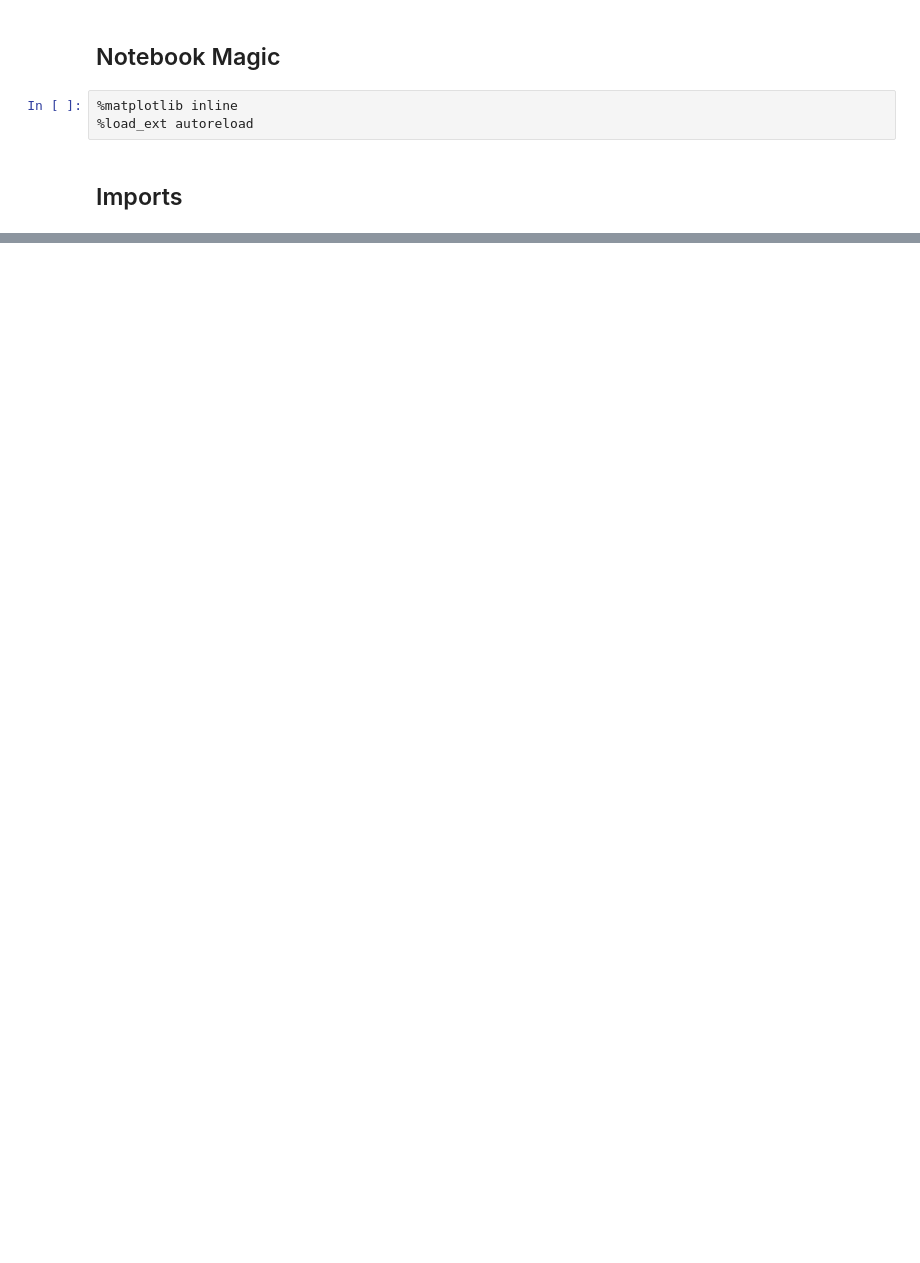
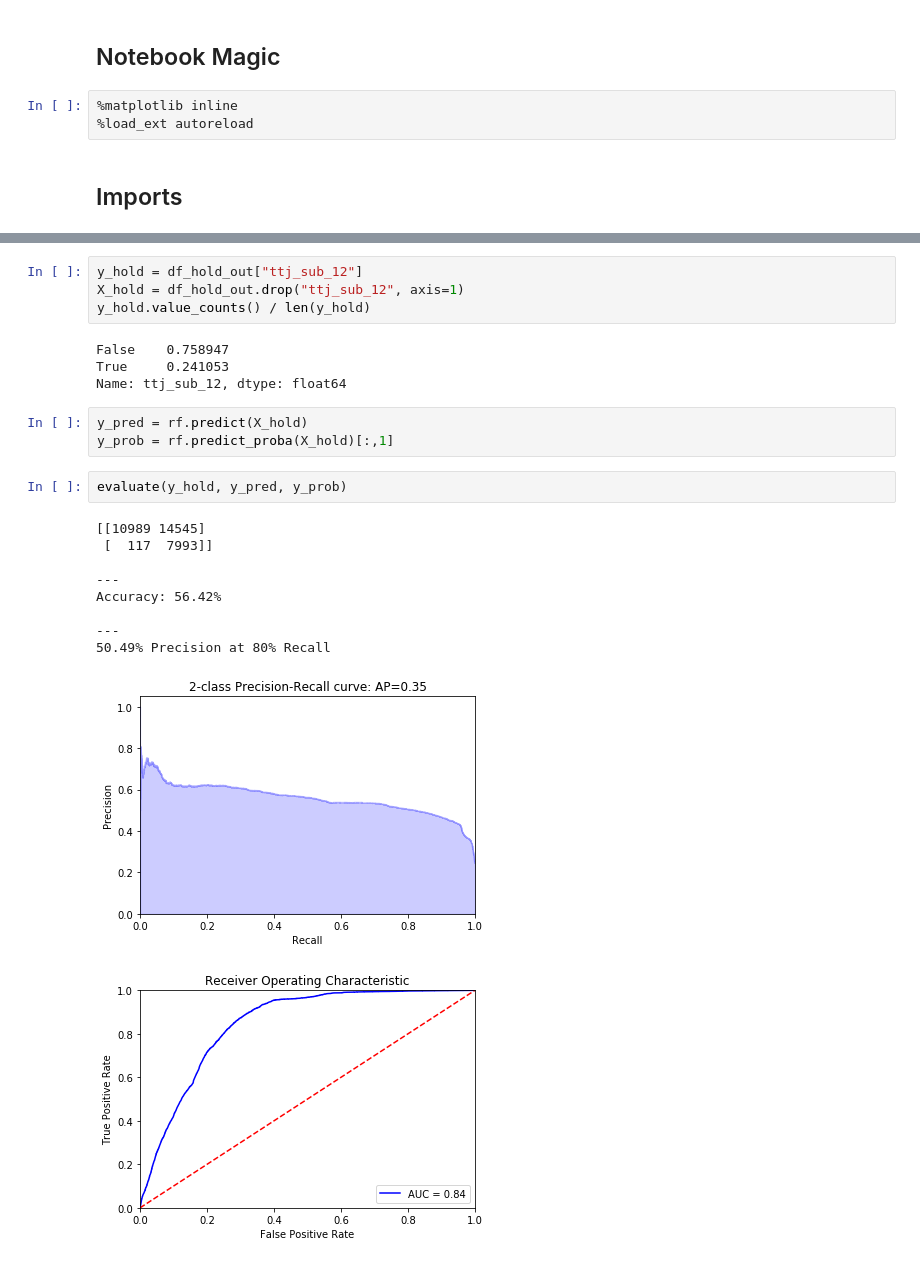
Before and after one commit to dssg/IEFP-RecSys_public, a Jupyter notebook: notebooks/06-Modelling.ipynb, the cells around one changed output, grey strips where cells are left out. Cells and saved outputs as stored; diff of their text form; blank space fills up the shorter version.

```diff
--- a/notebooks/06-Modelling.ipynb
+++ b/notebooks/06-Modelling.ipynb
@@ -176,0 +232,24 @@ plot_precision_recall(y_test, y_pred, y_prob)
+# %%
+y_hold = df_hold_out["ttj_sub_12"]
+X_hold = df_hold_out.drop("ttj_sub_12", axis=1)
+y_hold.value_counts() / len(y_hold)
+# %% [output]
+False    0.758947
+True     0.241053
+Name: ttj_sub_12, dtype: float64
+# %%
+y_pred = rf.predict(X_hold)
+y_prob = rf.predict_proba(X_hold)[:,1]
+# %%
+evaluate(y_hold, y_pred, y_prob)
+# %% [output]
+[[10989 14545]
+ [  117  7993]]
+
+---
+Accuracy: 56.42%
+
+---
+50.49% Precision at 80% Recall
+[figure, added]
+[figure, added]
```
Also changed, not shown: parts of 49 cells of this notebook.
